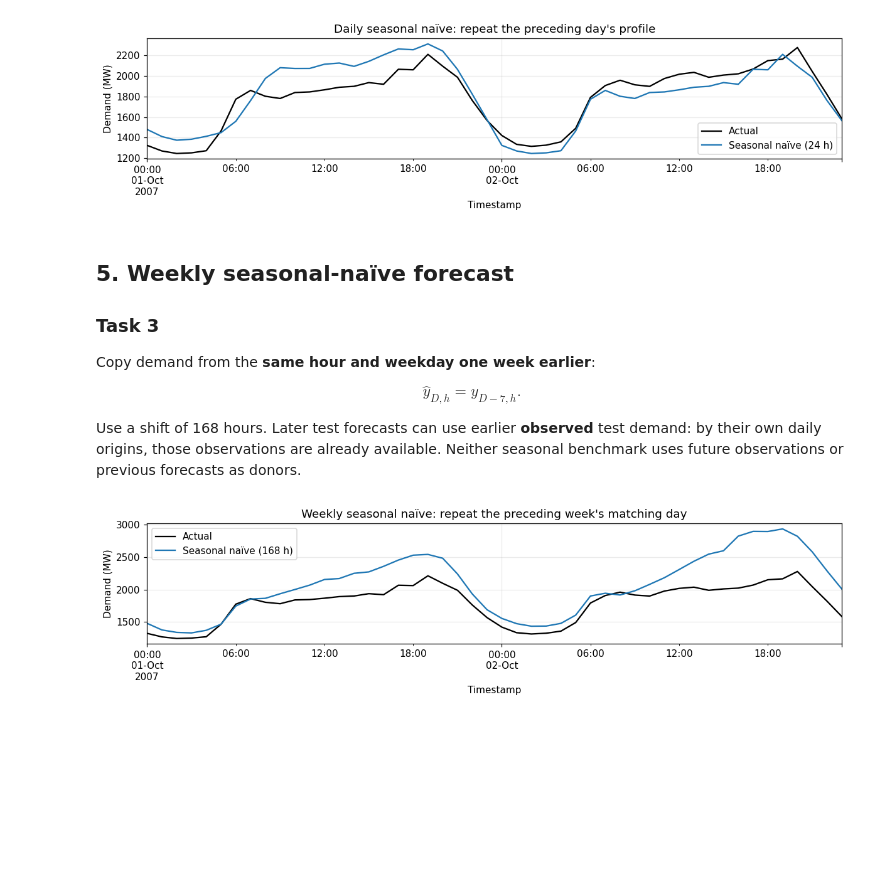
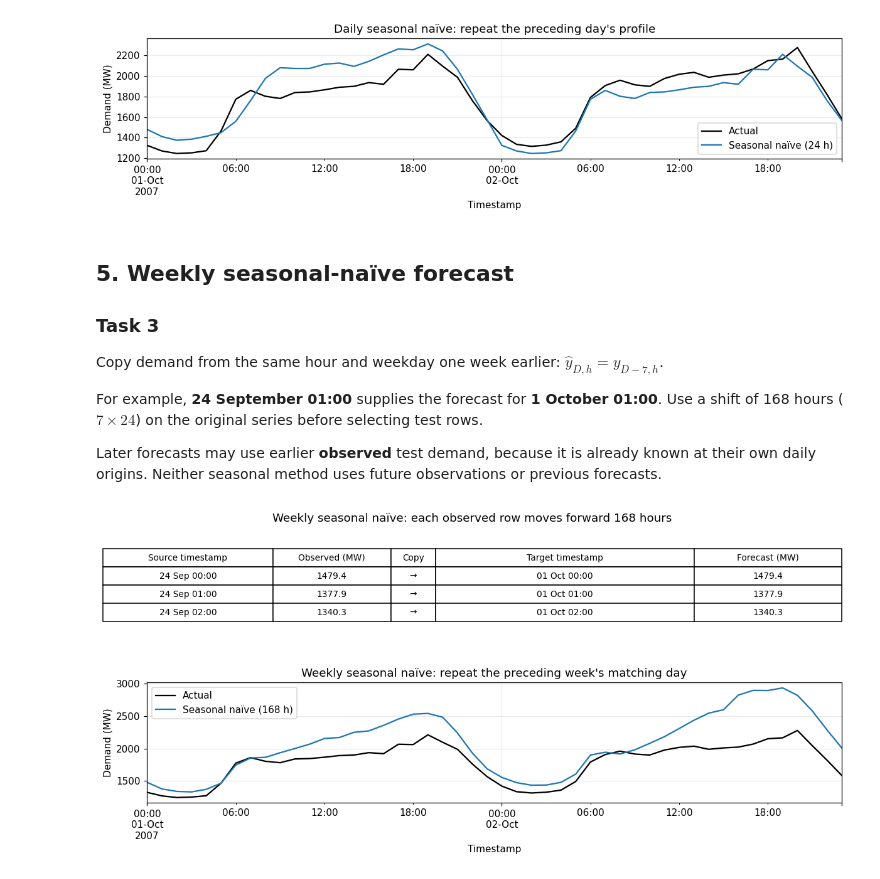
Before and after one commit to akylasstrat/BENV0169_26-27, a Jupyter notebook: tutorial_1_2_forecast_intro_solution.ipynb, the cells around one changed output. Saved outputs shown, nothing was run; the diff lists cells and outputs as text; code cells hidden in the pictures; blank space fills up the shorter version.

```diff
--- a/tutorial_1_2_forecast_intro_solution.ipynb
+++ b/tutorial_1_2_forecast_intro_solution.ipynb
@@ -155,11 +216,36 @@ plt.show()
 
 ### Task 3
 
-Copy demand from the **same hour and weekday one week earlier**:
+Copy demand from the same hour and weekday one week earlier: $\hat y_{D,h}=y_{D-7,h}$.
 
-$$\hat y_{D,h}=y_{D-7,h}.$$
+For example, **24 September 01:00** supplies the forecast for **1 October 01:00**. Use a shift of 168 hours ($7\times24$) on the original series before selecting test rows.
 
-Use a shift of 168 hours. Later test forecasts can use earlier **observed** test demand: by their own daily origins, those observations are already available. Neither seasonal benchmark uses future observations or previous forecasts as donors.
+Later forecasts may use earlier **observed** test demand, because it is already known at their own daily origins. Neither seasonal method uses future observations or previous forecasts.
+# %%
+# Supplied illustration: actual GEFCom observations from 2007.
+example_targets = test_index[:3]
+example_sources = example_targets - pd.Timedelta(hours=168)
+example_values = load_series.loc[example_sources].round(1).to_numpy()
+row_map = pd.DataFrame({
+    "Source timestamp": example_sources.strftime("%d %b %H:%M"),
+    "Observed (MW)": example_values,
+    "Copy": ["→"] * 3,
+    "Target timestamp": example_targets.strftime("%d %b %H:%M"),
+    "Forecast (MW)": example_values,
+})
+
+fig, ax = plt.subplots(figsize=(11, 2.1))
+ax.axis("off")
+ax.set_title("Weekly seasonal naïve: each observed row moves forward 168 hours", pad=12)
+row_table = ax.table(cellText=row_map.to_numpy(), colLabels=row_map.columns,
+                     loc="center", cellLoc="center", colWidths=[0.23, 0.16, 0.06, 0.35, 0.20])
+row_table.auto_set_font_size(False)
+row_table.set_fontsize(9)
+row_table.scale(1, 1.7)
+fig.tight_layout()
+plt.show()
+# %% [output]
+[figure, added]
 # %%
 weekly_predictions = load_series.shift(168).loc[test_index]
 forecasts["Seasonal naive (168 h)"] = weekly_predictions
```
Also changed, not shown: parts of 21 cells of this notebook, 1 other file.
